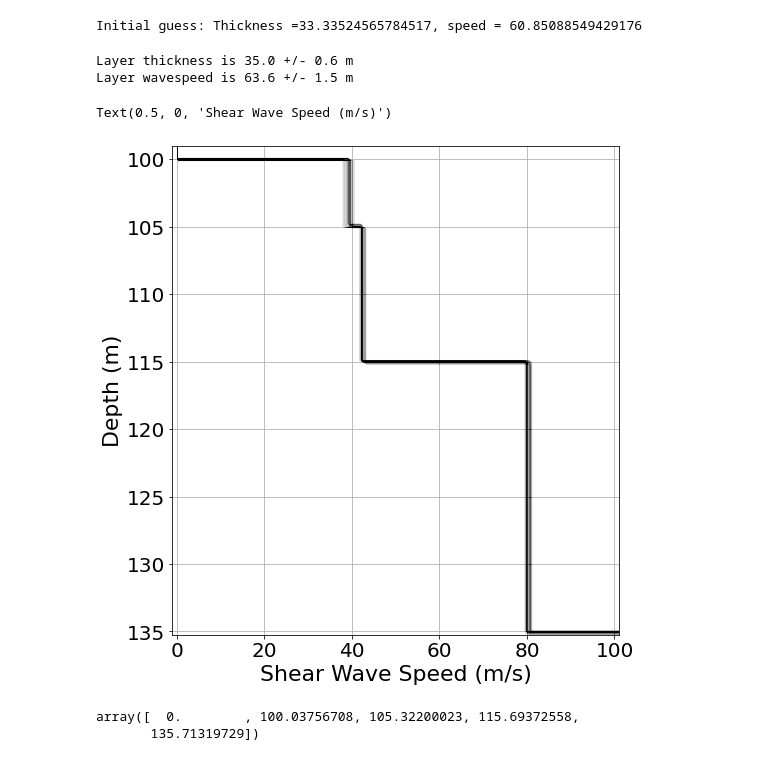
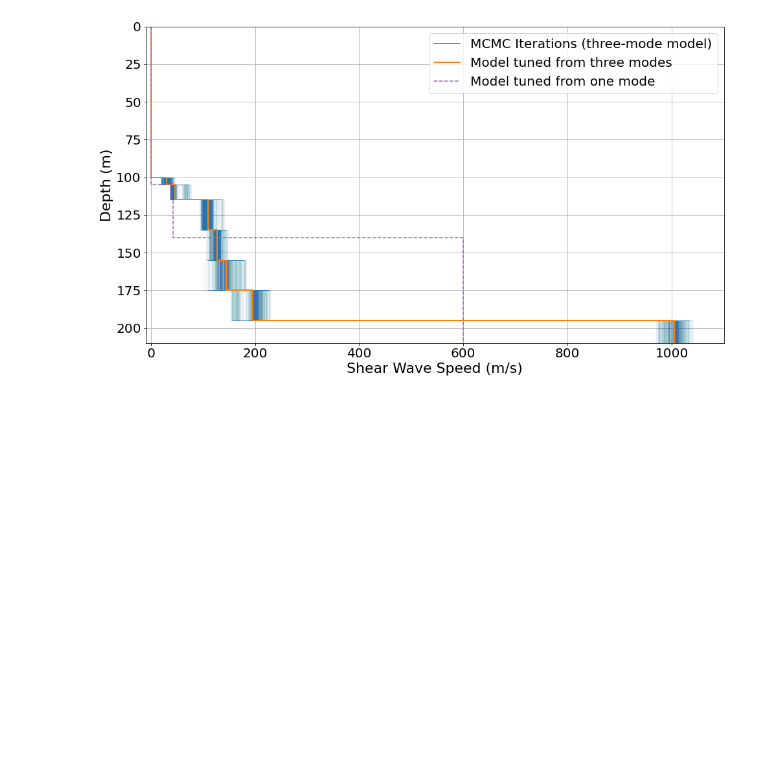
Before and after one commit to bradlipovsky/whidbey-surface-waves, a Jupyter notebook: mcmc.ipynb, the cells around one changed output. Saved outputs shown, nothing was run; the diff lists cells and outputs as text; code cells hidden in the pictures; blank space fills up the shorter version.

Commit message:
fixed mcmc logic bugs

```diff
--- a/mcmc.ipynb
+++ b/mcmc.ipynb
@@ -42,40 +24,38 @@ plt.show()
-# %%
-print(f'Initial guess: Thickness ={layer_thickness[0]}, speed = {layer_wavespeed[0]}')
-# %% [output]
-Initial guess: Thickness =33.33524565784517, speed = 60.85088549429176
-# %%
-tm = np.mean(layer_thickness)
-ts = np.std(layer_thickness)
-print(f'Layer thickness is {tm:.1f} +/- {ts:.1f} m')
-
-vm = np.mean(layer_wavespeed)
-vs = np.std(layer_wavespeed)
-print(f'Layer wavespeed is {vm:.1f} +/- {vs:.1f} m')
-# %% [output]
-Layer thickness is 35.0 +/- 0.6 m
-Layer wavespeed is 63.6 +/- 1.5 m
-# %%
-fig,ax=plt.subplots(figsize=(8,9))
-
-for i,xx in enumerate(x):
-    z = np.hstack([0,np.cumsum(xx[0:4])])
-    vs = xx[4:9]
-    plt.step(vs,z,c='Black',linewidth=0.5,label='Vs (km/s)',alpha=0.002)
-    if i > 1000:
-        break
-
-plt.ylim([max(z),99])
-plt.xlim([-1,101])
-
-plt.grid()
-# plt.legend(fontsize=18)
-plt.ylabel('Depth (m)',fontsize=22)
-plt.xlabel('Shear Wave Speed (m/s)',fontsize=22)
-# %% [output]
-Text(0.5, 0, 'Shear Wave Speed (m/s)')
-[figure, removed]
-# %%
-z
-# %% [output]
-array([  0.        , 100.03756708, 105.32200023, 115.69372558,
-       135.71319729])
+# %%
+import numpy as np
+ymean = np.mean(y,axis=0)
+
+import matplotlib.pyplot as plt
+import matplotlib
+matplotlib.rc('xtick', labelsize=20)
+matplotlib.rc('ytick', labelsize=20)
+
+fig,ax=plt.subplots(figsize=(16,9))
+fig.patch.set_facecolor('w')
+plt.plot(0,0,label='MCMC Iterations (three-mode model)')
+for xx in y:
+    plt.step(np.hstack([0,xx[8:],xx[14]]),
+             np.hstack([0,np.cumsum(xx[0:7]),300]),
+             c='C0',alpha=0.01,linewidth=0.5)
+
+plt.step(np.hstack([0,ymean[8:],ymean[-1]]),
+         np.hstack([0,np.cumsum(ymean[0:7]),300]),
+         c='C1',linewidth=2,label='Model tuned from three modes')
+
+# One-mode tuned model
+h1 =  np.hstack([0,np.array([0.100, 0.005, 0.010, 0.025, 0.0])*1000,300])
+v1 = [0,0, 0.038, 0.043, 0.080, 0.600,0.6]
+
+plt.step(np.array(v1)*1000,
+         np.cumsum(h1),
+         '--',c='C4',label='Model tuned from one mode')
+
+plt.ylim([210,0])
+plt.xlim([-10,1100])
+plt.legend(fontsize=20)
+plt.grid()
+plt.ylabel('Depth (m)',fontsize=22)
+plt.xlabel('Shear Wave Speed (m/s)',fontsize=22)
+plt.show()
+# %% [output]
+[figure, added]
```
Also changed, not shown: parts of 13 cells of this notebook, 5 other files.
